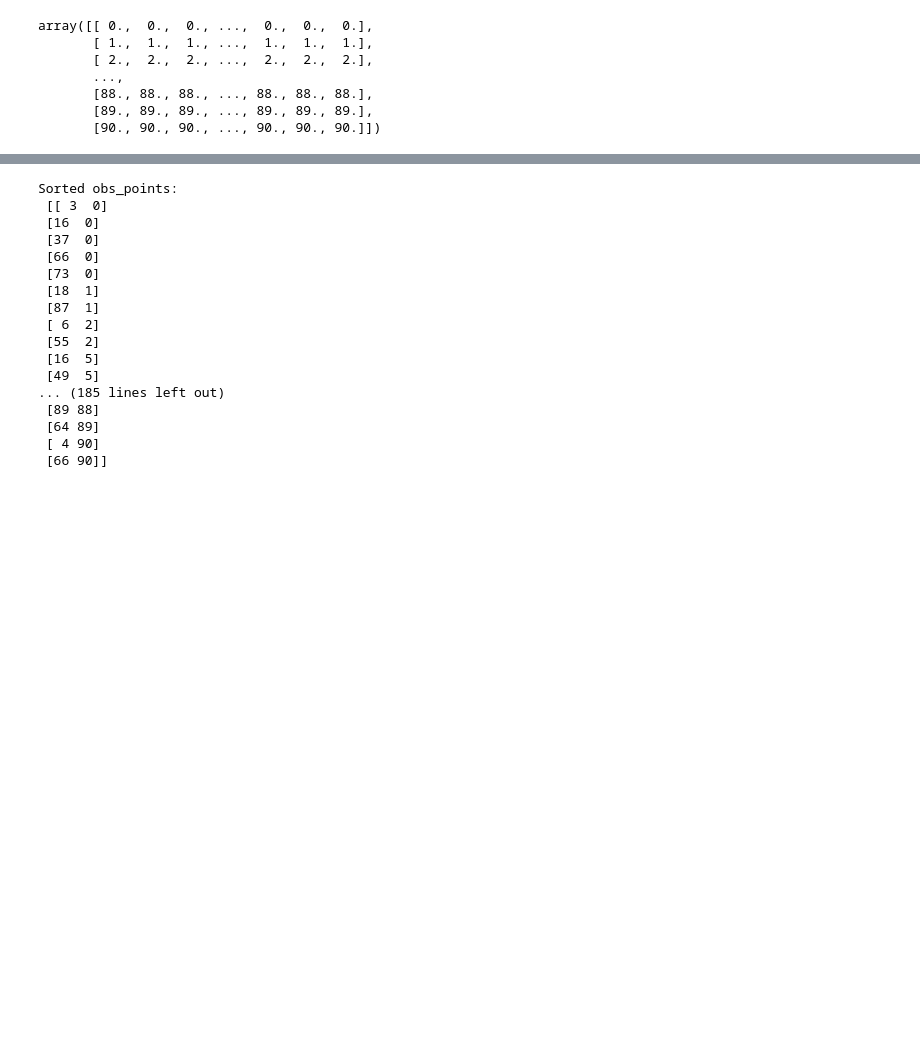
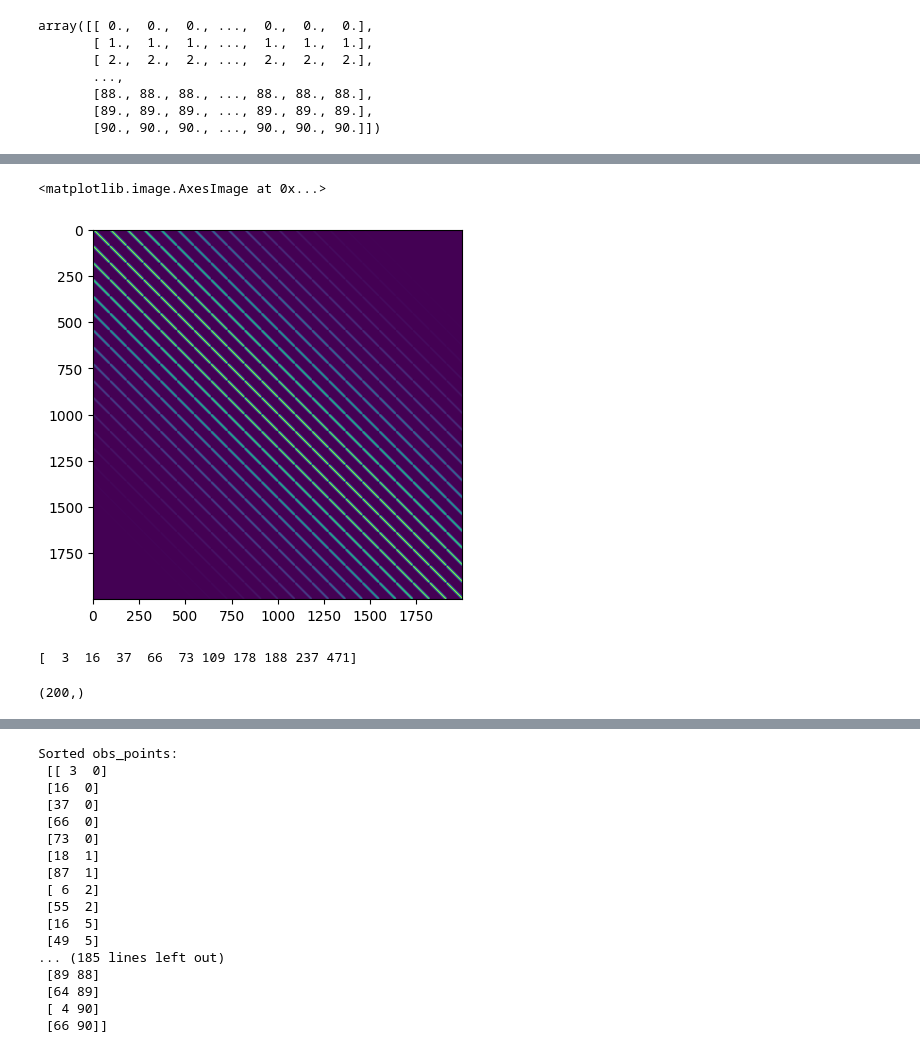
Before and after one commit to keitaro2002/da_rankine, a Jupyter notebook: src/notebooks/main.ipynb, the cells around one changed output, grey strips where cells are left out. Saved outputs shown, nothing was run; the diff lists cells and outputs as text; code cells hidden in the pictures; blank space fills up the shorter version.

```diff
--- a/src/notebooks/main.ipynb
+++ b/src/notebooks/main.ipynb
@@ -24,0 +83,2 @@ array([[ 0.,  0.,  0., ...,  0.,  0.,  0.],
+# %%
+L_loc = model.L_loc
@@ -24,0 +89,5 @@ array([[ 0.,  0.,  0., ...,  0.,  0.,  0.],
+# %%
+plt.imshow(L_loc[:2000,: 2000])
+# %% [output]
+<matplotlib.image.AxesImage at 0x...>
+[figure, added]
@@ -24,0 +102,8 @@ array([[ 0.,  0.,  0., ...,  0.,  0.,  0.],
+# %%
+flatten_obs_points = model.flatten_obs_points()
+# %% [output]
+[  3  16  37  66  73 109 178 188 237 471]
+# %%
+flatten_obs_points.shape
+# %% [output]
+(200,)
```
Also changed, not shown: parts of 25 cells of this notebook, 3 other files.
